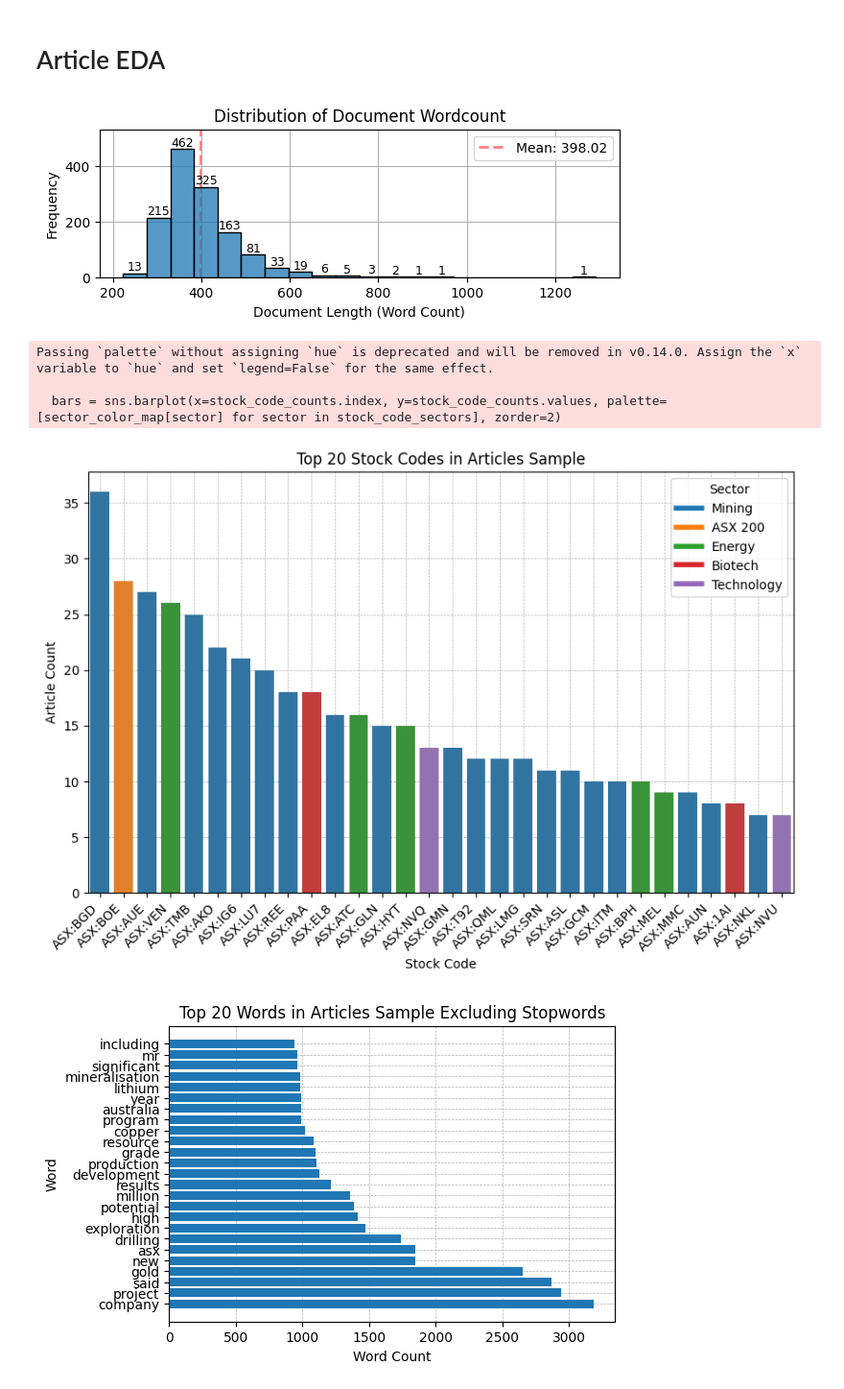
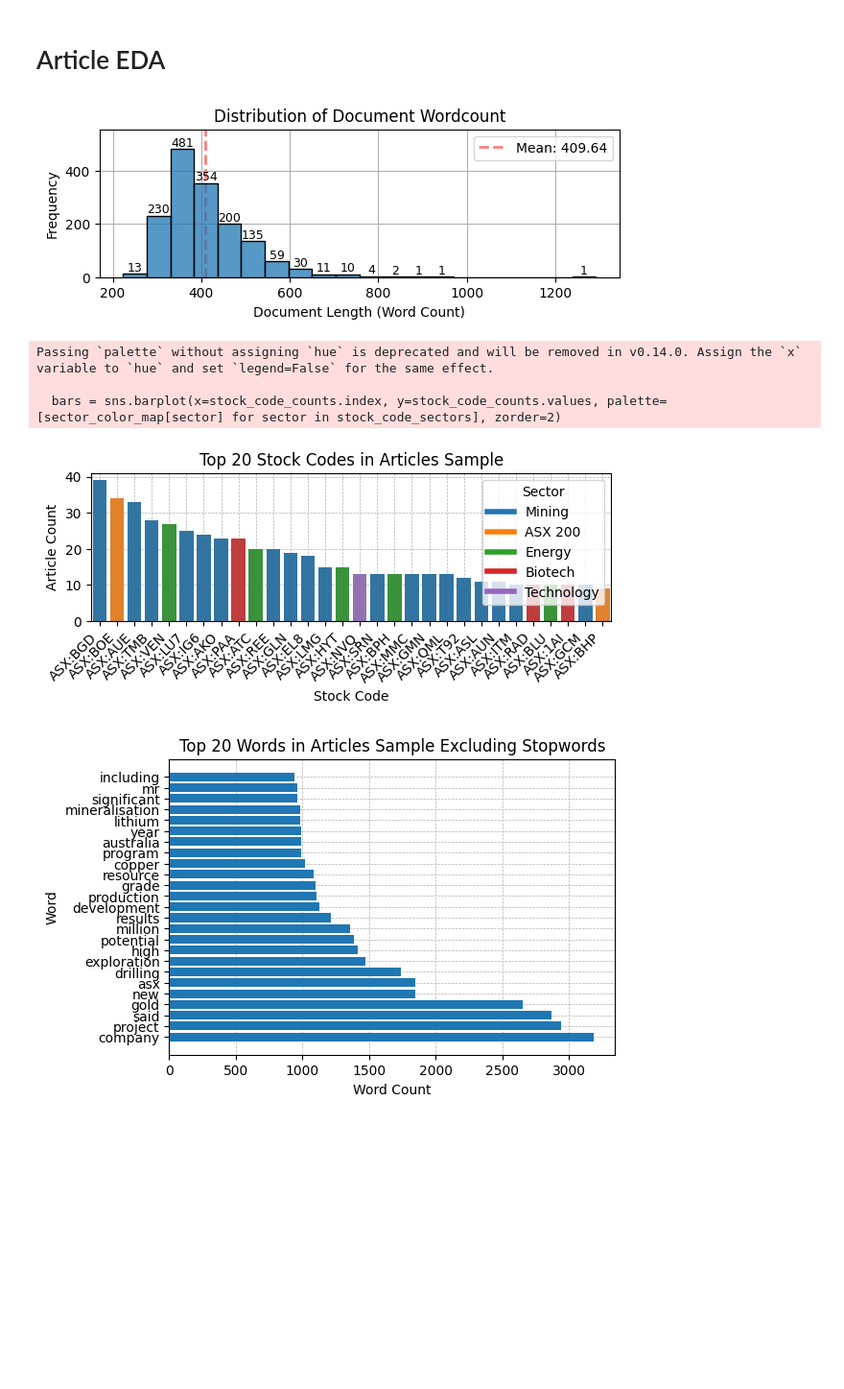
Before and after one commit to H-unter/MA3831-Assignment-2-3, a Jupyter notebook: code/scrape_article.ipynb, the cells around one changed output. Shown: that part at 96% size. Saved outputs shown, nothing was run; the diff lists cells and outputs as text; code cells hidden in the pictures; blank space fills up the shorter version.

```diff
--- a/code/scrape_article.ipynb
+++ b/code/scrape_article.ipynb
@@ -105,4 +105,6 @@ crawl_throttle_time_s = 3
 # Read the metadata CSV file
 article_metadata = pd.read_csv('../data/article_metadata.csv')
 # Read the scraped data CSV file and convert the 'stock_codes' column from string to list
-article_df = pd.read_csv('../data/article_scraped_data.csv', converters={'stock_codes': ast.literal_eval})
+article_df = pd.read_csv('../data/article_scraped_data_raw.csv', converters={'stock_codes': ast.literal_eval})
+unscraped_articles = article_metadata.loc[article_metadata['url'].isin(article_df['url']) == False].reset_index(drop=True)
+unscraped_articles
@@ -109,10 +125,9 @@ article_df = pd.read_csv('../data/article_scraped_data.csv', converters={'stock_
 # %%
-unscraped_articles = article_metadata.loc[article_metadata['url'].isin(article_df['url']) == False]
 number_of_articles = 500
 crawl_throttle_time_s = 3
 
 for index, row in unscraped_articles.iloc[0:number_of_articles-1].iterrows(): # iterate through websites urls in article_metadata
-    print(f"Article {index+1}/{number_of_articles}...")
+
     url = row['url']
 
     start_time = time.time()
@@ -120,8 +135,9 @@ for index, row in unscraped_articles.iloc[0:number_of_articles-1].iterrows(): #
         soup = extract_html_from_url(url)
         parsed = parse_html_to_dict(soup)
         parsed['url'] = url
+        print(f"Article {index+1}/{number_of_articles}; publishing date {parsed['date_string']}...")
         article_df = pd.concat([article_df, pd.DataFrame([parsed])], ignore_index=True)
-        article_df.to_csv('../data/article_scraped_data.csv', index=False)
+        article_df.to_csv('../data/article_scraped_data_raw.csv', index=False)
     except Exception as e:
         print(f"Error processing {url} at index {index}: {e}")
 
@@ -220,3 +237,7 @@ df = article_df
 df = df.dropna(subset=['document']).reset_index(drop=True)
 df = df.loc[df['sector'] != 'Hot Topics']
 df
+
+# add a datetime column to the dataframe using pd.to_datetime
+df['datetime'] = pd.to_datetime(df['date_string'], format='%B %d, %Y', errors='coerce')
+df.to_csv('../data/article_scraped_data.csv', index=False)
@@ -298,7 +305,7 @@ plt.legend()
 plt.grid(True, zorder=0)
 plt.show()
 # %% [output]
-[figure, old version]
+[figure, new version]
 # %%
 # Flatten the list of stock codes
 stock_codes = df['stock_codes'].explode()
@@ -306,35 +313,35 @@ stock_codes = df['stock_codes'].explode()
 stock_code_counts = stock_codes.value_counts().head(30)
 
 # Create a mapping of stock codes to sectors
 stock_to_sector = df[['stock_codes', 'sector']].dropna().explode('stock_codes').drop_duplicates(subset=['stock_codes']).set_index('stock_codes')['sector']
 
 # Map the stock codes to their respective sectors
 stock_code_sectors = stock_code_counts.index.map(stock_to_sector)
 
 # Create a color palette for the sectors
 unique_sectors = stock_code_sectors.unique()
 colors = sns.color_palette('tab10', len(unique_sectors))
 sector_color_map = dict(zip(unique_sectors, colors))
 
 # Plot the distribution
-plt.figure(figsize=(10, 6))
+plt.figure(figsize=(7, 2))
 bars = sns.barplot(x=stock_code_counts.index, y=stock_code_counts.values, palette=[sector_color_map[sector] for sector in stock_code_sectors], zorder=2)
 plt.grid(True, which='both', linestyle='--', linewidth=0.5, zorder=1)
 plt.title('Top 20 Stock Codes in Articles Sample')
 plt.xlabel('Stock Code')
 plt.ylabel('Article Count')
 plt.xticks(rotation=45, ha='right')
 
 # Create a legend
 handles = [plt.Line2D([0], [0], color=sector_color_map[sector], lw=4) for sector in unique_sectors]
 plt.legend(handles, unique_sectors, title='Sector', loc='best')
 
 plt.show()
 # %% [output]
 Passing `palette` without assigning `hue` is deprecated and will be removed in v0.14.0. Assign the `x` variable to `hue` and set `legend=False` for the same effect.
 
   bars = sns.barplot(x=stock_code_counts.index, y=stock_code_counts.values, palette=[sector_color_map[sector] for sector in stock_code_sectors], zorder=2)
-[figure, old version]
+[figure, new version]
 # %%
 from sklearn.feature_extraction.text import CountVectorizer
 
```
Also changed, not shown: parts of 4 cells of this notebook, 7 other files.
